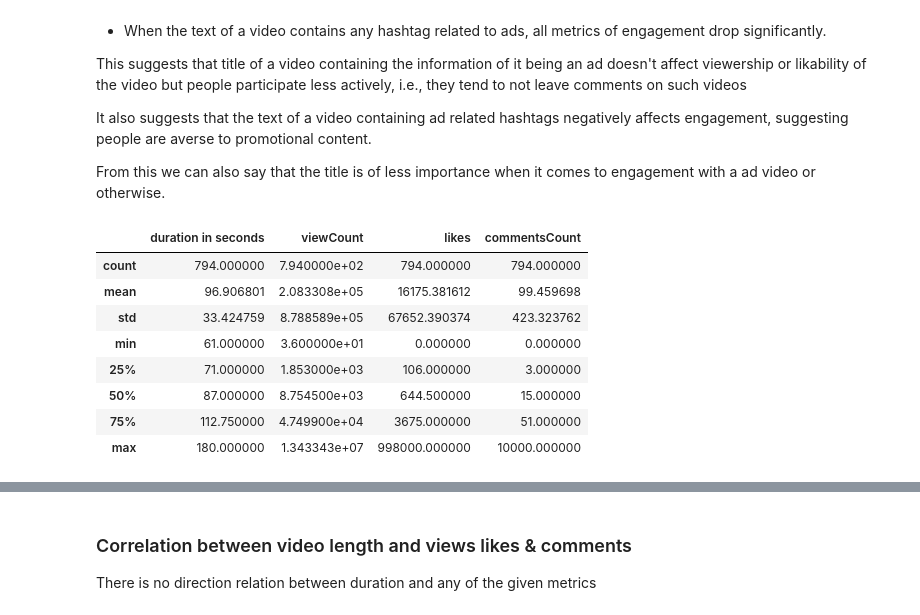
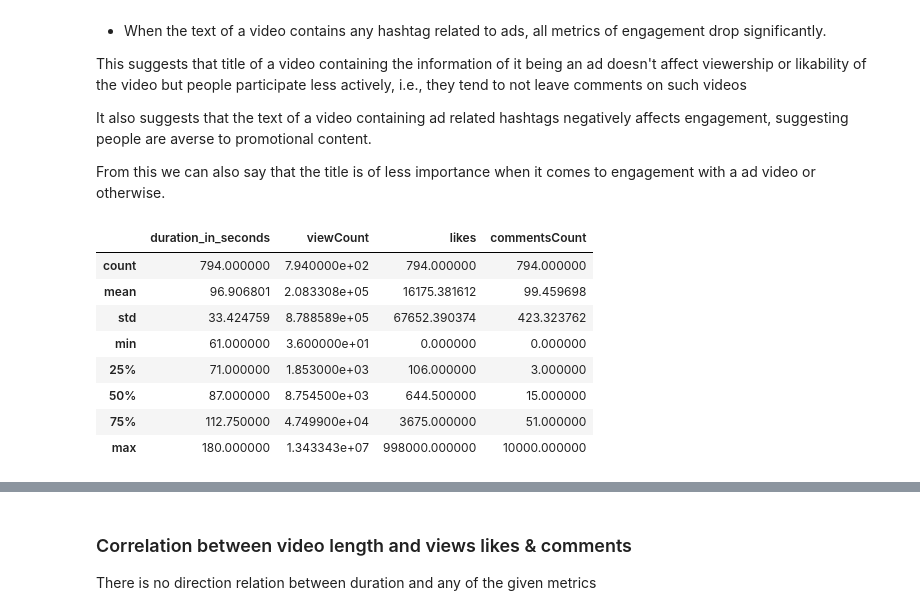
Before and after one commit to pranavrd/erdos-uncreatives, a Jupyter notebook: Data Cleaning and Visualization/eda_video_len_and_ad.ipynb, the cells around one changed output, grey strips where cells are left out. Cells and saved outputs as stored; diff of their text form; code cells hidden in the pictures.

```diff
--- a/Data Cleaning and Visualization/eda_video_len_and_ad.ipynb
+++ b/Data Cleaning and Visualization/eda_video_len_and_ad.ipynb
@@ -5,4 +5,5 @@ import numpy as np
 import matplotlib.pyplot as plt
 import seaborn as sns
 # %%
-df  = pd.read_csv('cleaner_transformed_data_Rachael.csv')
+df  = pd.read_csv('data_no_spaces_all_features_correct_dates.csv')
+df.columns
@@ -97,13 +119,13 @@ hashtags = df['text'].str.extractall(r'#(\w+)')[0].value_counts()
 hashtags.to_csv('unique_hashtags_in_text.csv')
 # %%
 # Filter out videos from before 15 October 2024
-filtered_df = df[df['datetime date'] >= '2024-10-15']
+filtered_df = df[df['datetime_date'] >= '2024-10-15']
 
 # Create subdf2 with the filtered data
-subdf2 = filtered_df[filtered_df['duration in seconds'] > 60][['duration in seconds', 'viewCount', 'likes', 'commentsCount']]
+subdf2 = filtered_df[filtered_df['duration_in_seconds'] > 60][['duration_in_seconds', 'viewCount', 'likes', 'commentsCount']]
 subdf2.describe()
 # %% [output]
-|  | duration in seconds | viewCount | likes | commentsCount |
+|  | duration_in_seconds | viewCount | likes | commentsCount |
 | count | 794.000000 | 7.940000e+02 | 794.000000 | 794.000000 |
 | mean | 96.906801 | 2.083308e+05 | 16175.381612 | 99.459698 |
 | std | 33.424759 | 8.788589e+05 | 67652.390374 | 423.323762 |
```
Also changed, not shown: parts of 10 cells of this notebook.
